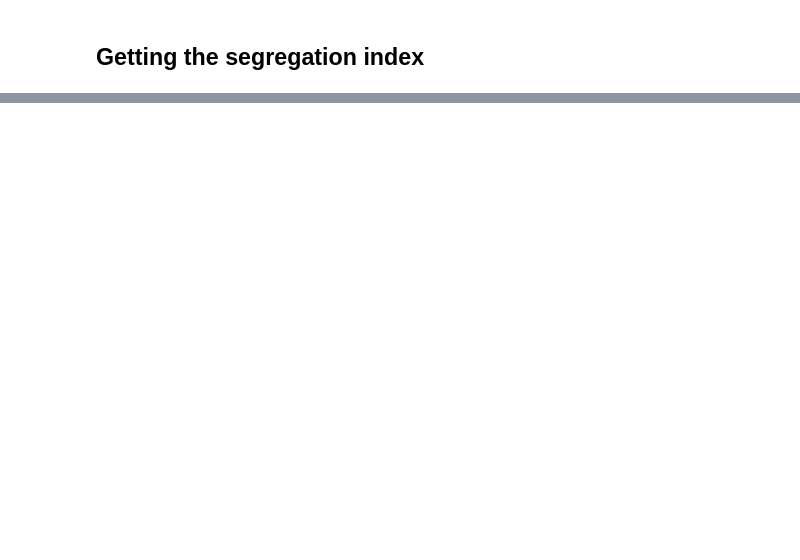
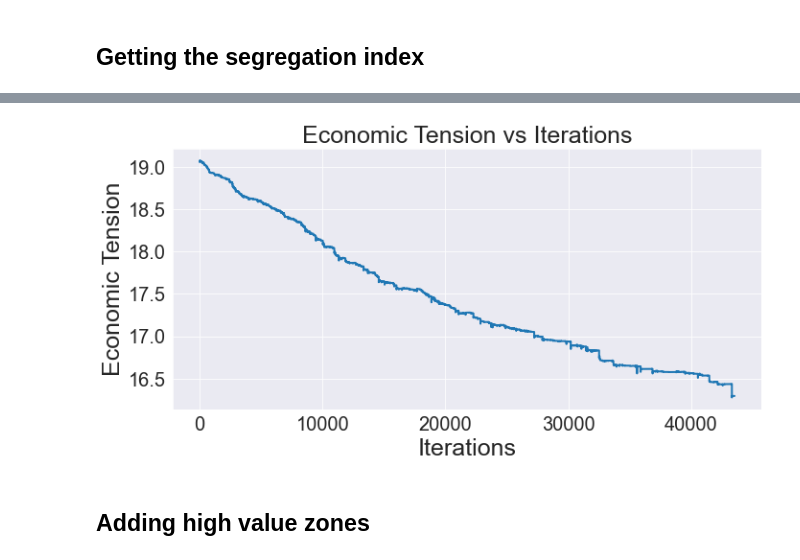
Before and after one commit to Joseph38512/industrial-maths-project-2, a Jupyter notebook: Housing_1-2.ipynb, the cells around one changed output, grey strips where cells are left out. Saved outputs shown, nothing was run; the diff lists cells and outputs as text; code cells hidden in the pictures; blank space fills up the shorter version.

```diff
--- a/Housing_1-2.ipynb
+++ b/Housing_1-2.ipynb
@@ -519,0 +558,3 @@ print(get_eigenvalues(grid_houses1))
+# %%
+shape =  1.563529**(-1)
+scale =  1/(2*shape)
@@ -519,0 +563,29 @@ print(get_eigenvalues(grid_houses1))
+# %%
+def mean_satisfaction(agents, houses):
+    return np.sqrt(((houses.average_neighbors() - agents.affluences)**2).sum())
+# %%
+# plotting mean satisfaction against iterations
+def get_mean_sat(lam, gridsize, p_empty, seed):
+    mean_sats = []
+    its = []
+    i = 0
+    j = 0
+    grid_houses1 = grid_houses(gridsize + 4,p_empty, kernel, seed)
+    grid_agents1 = grid_agents_gamma(gridsize + 4, p_empty, grid_houses1, shape, scale)
+
+    while i < int(gridsize**(2)/3):
+        grid_houses1.update_values(grid_agents1, lam)
+        g1 = grid_agents1.affluences.copy()
+        grid_agents1.swap_people(grid_houses1)
+        g2 = grid_agents1.affluences
+        if np.array_equal(g1,g2):
+            i += 1
+        else:
+            i = 0
+        j += 1
+        its.append(j)
+        m= mean_satisfaction(grid_agents1, grid_houses1)
+        mean_sats.append(m)
+    return j, np.average(grid_houses1.values), its, mean_sats
+# %%
+_,_, its, sats = get_mean_sat(0.5, 25, 0.2, 2)
@@ -519,0 +600,12 @@ print(get_eigenvalues(grid_houses1))
+# %%
+plt.plot(its[8:],sats[8:])
+plt.title('Economic Tension vs Iterations', fontsize = 25)
+plt.xlabel('Iterations', fontsize = 25)
+plt.ylabel('Economic Tension', fontsize = 25)
+plt.yticks(fontsize=20)
+plt.xticks(fontsize=20)
+plt.savefig('its_ten.pdf',bbox_inches='tight')
+# %% [output]
+[figure, added]
+# %% [markdown]
+## Adding high value zones
```
Also changed, not shown: parts of 28 cells of this notebook, 2 other files.
